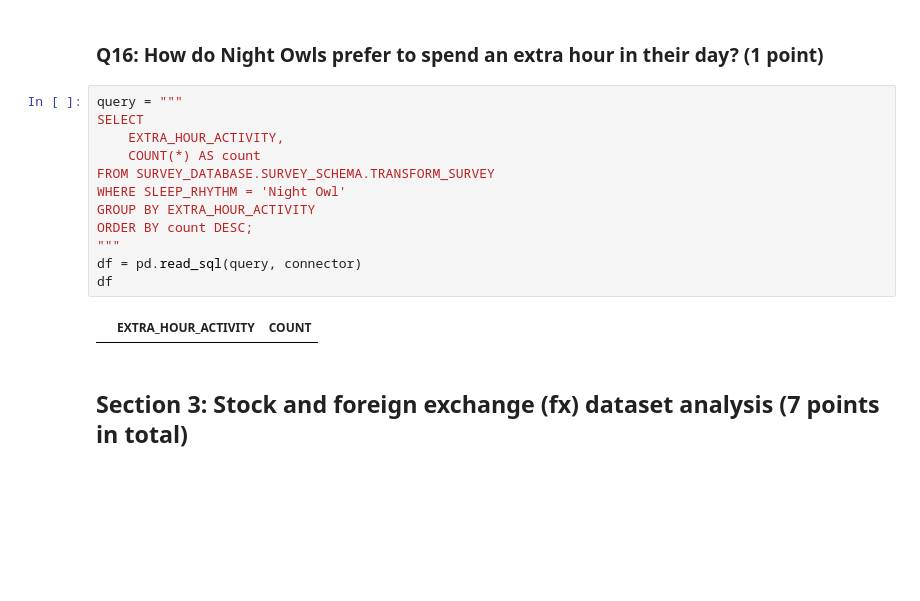
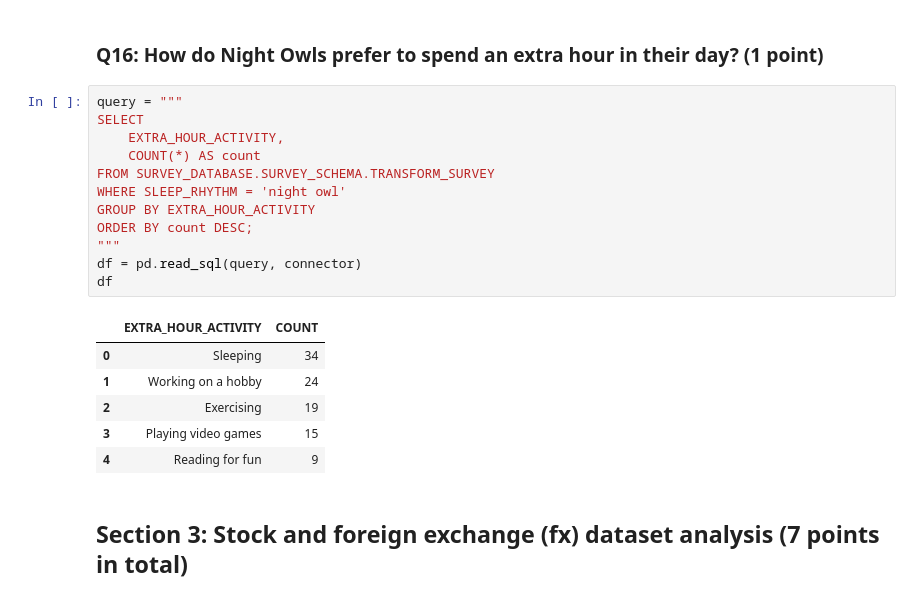
Before and after one commit to MBadriNarayanan/CS639, a Jupyter notebook: p4/submission/p4.ipynb, the cells around one changed output. Cells and saved outputs as stored; diff of their text form; blank space fills up the shorter version.

```diff
--- a/p4/submission/p4.ipynb
+++ b/p4/submission/p4.ipynb
@@ -235,17 +235,22 @@ df
 # %%
 query = """
 SELECT
     EXTRA_HOUR_ACTIVITY,
     COUNT(*) AS count
 FROM SURVEY_DATABASE.SURVEY_SCHEMA.TRANSFORM_SURVEY
-WHERE SLEEP_RHYTHM = 'Night Owl'
+WHERE SLEEP_RHYTHM = 'night owl'
 GROUP BY EXTRA_HOUR_ACTIVITY
 ORDER BY count DESC;
 """
 df = pd.read_sql(query, connector)
 df
 # %% [output]
 |  | EXTRA_HOUR_ACTIVITY | COUNT |
+| 0 | Sleeping | 34 |
+| 1 | Working on a hobby | 24 |
+| 2 | Exercising | 19 |
+| 3 | Playing video games | 15 |
+| 4 | Reading for fun | 9 |
 # %% [markdown]
 ## Section 3: Stock and foreign exchange (fx) dataset analysis (7 points in total)
 # %% [markdown]
```
